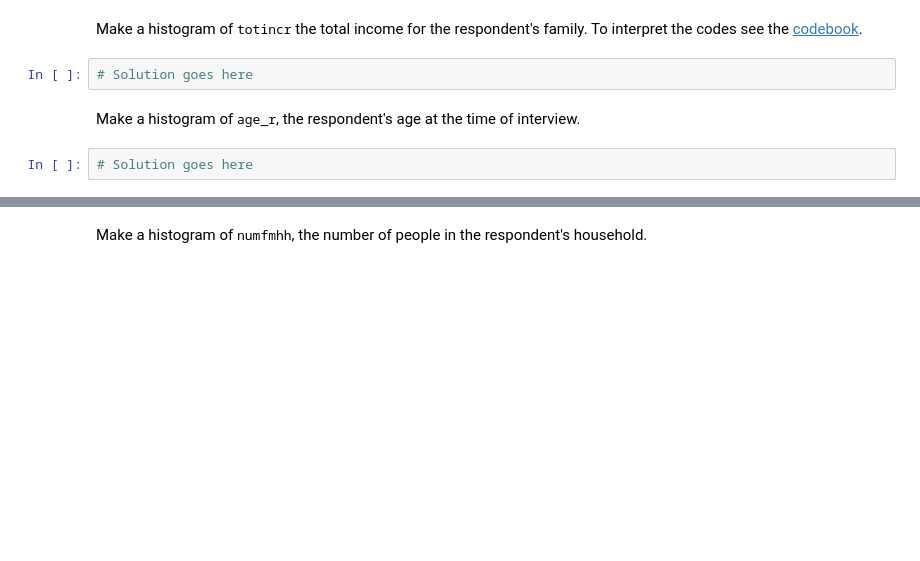
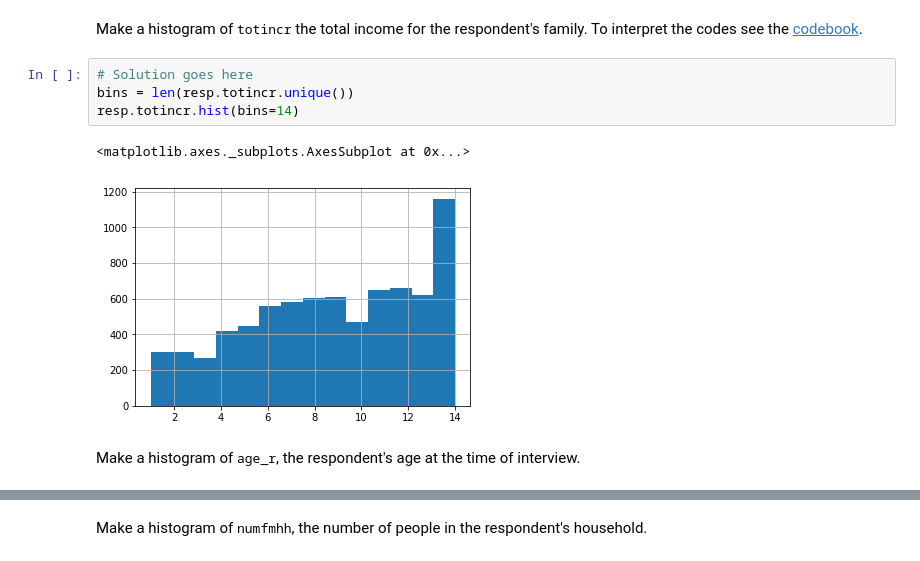
Before and after one commit to ToastyTad/ThinkStats2, a Jupyter notebook: code/chap02ex.ipynb, the cells around one changed output, grey strips where cells are left out. Saved outputs shown, nothing was run; the diff lists cells and outputs as text; blank space fills up the shorter version.

```diff
--- a/code/chap02ex.ipynb
+++ b/code/chap02ex.ipynb
@@ -262,9 +274,12 @@ For the next few exercises, we'll load the respondent file:
 resp = nsfg.ReadFemResp()
 # %% [markdown]
 Make a histogram of <tt>totincr</tt> the total income for the respondent's family.  To interpret the codes see the [codebook](http://www.icpsr.umich.edu/nsfg6/Controller?displayPage=labelDetails&fileCode=FEM&section=R&subSec=7876&srtLabel=607543).
-# %%
-# Solution goes here
+# %%
+# Solution goes here
+bins = len(resp.totincr.unique())
+resp.totincr.hist(bins=14)
+# %% [output]
+<matplotlib.axes._subplots.AxesSubplot at 0x...>
+[figure, added]
 # %% [markdown]
 Make a histogram of <tt>age_r</tt>, the respondent's age at the time of interview.
-# %%
-# Solution goes here
```
Also changed, not shown: parts of 19 cells of this notebook, 3 other files.
